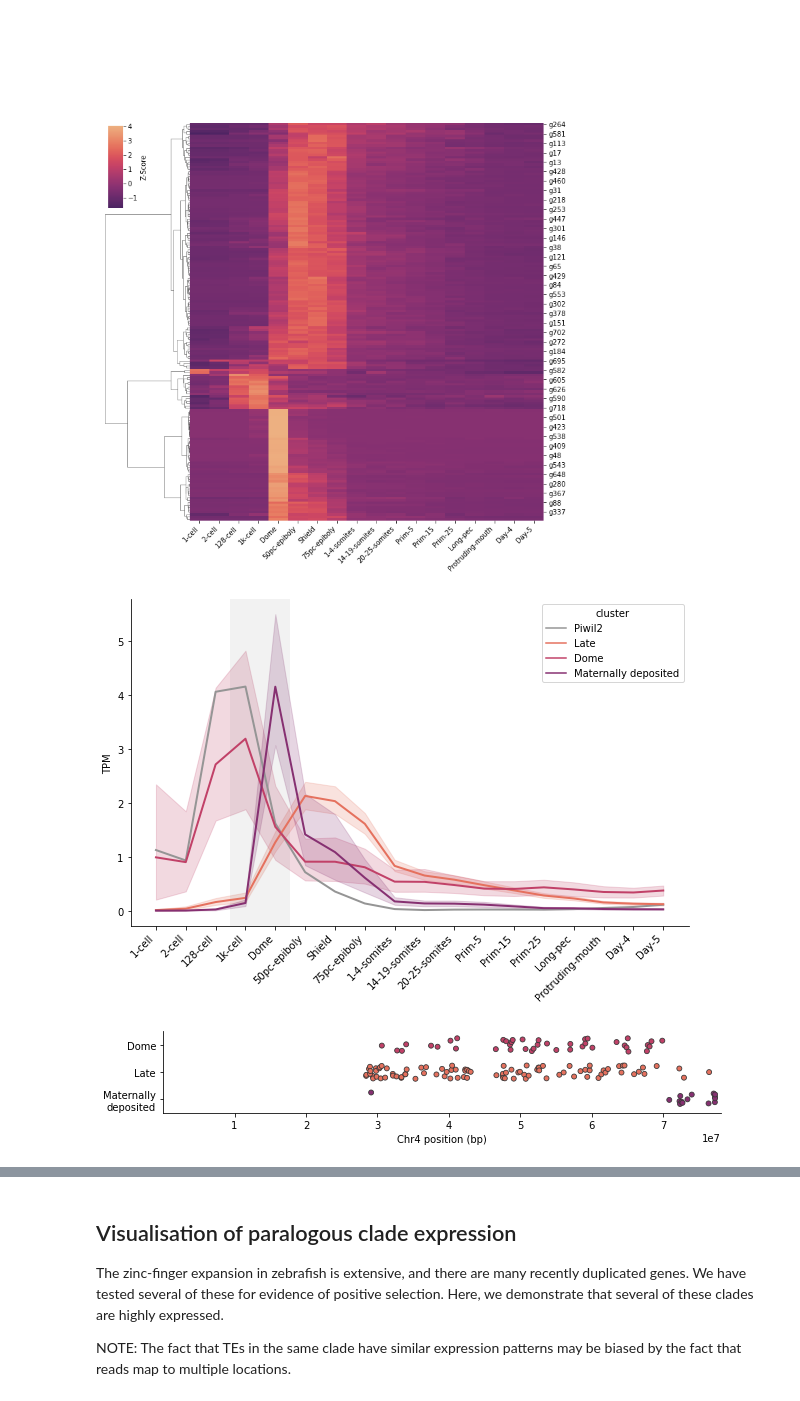
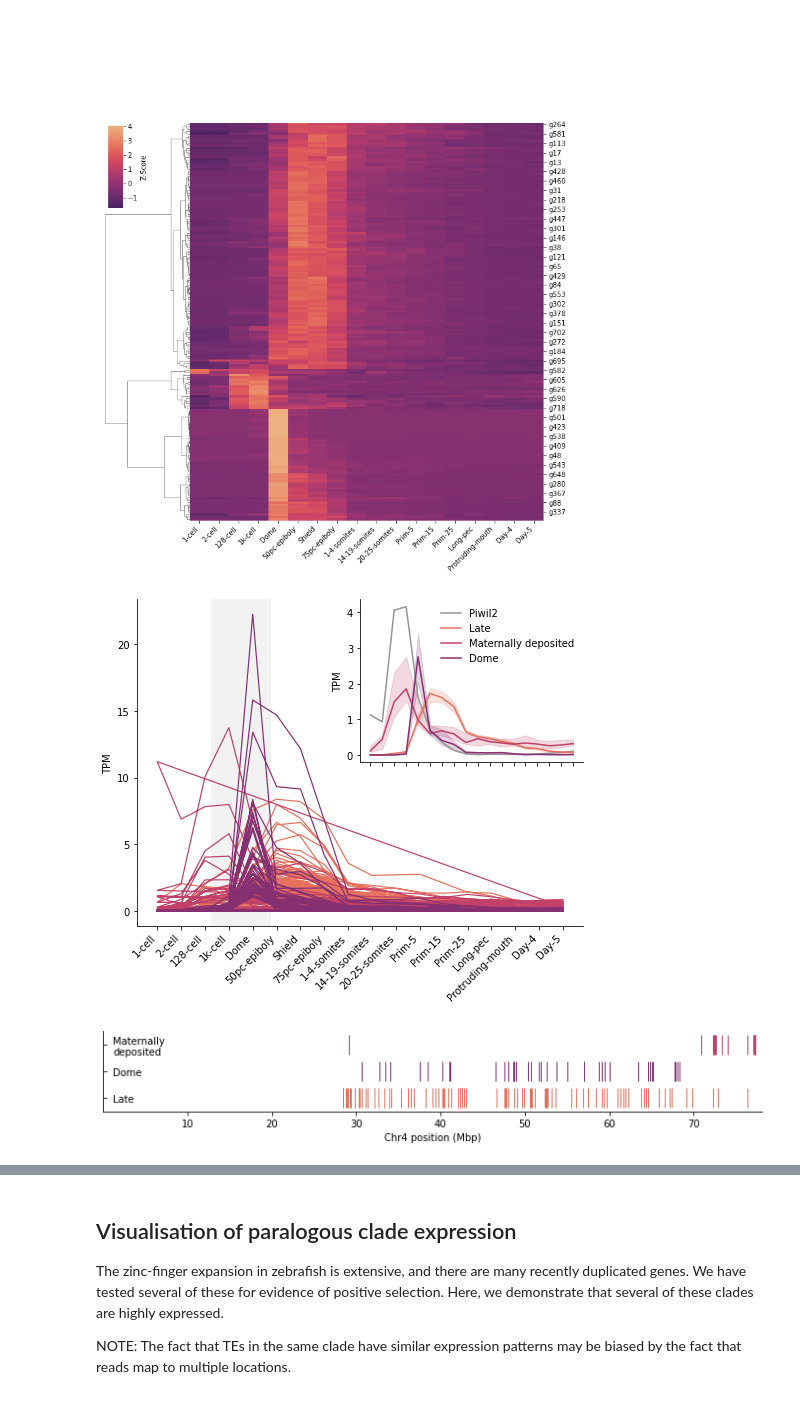
Before and after one commit to jonathan-wells/finz-znf, a Jupyter notebook: analysis/expression.ipynb, the cells around one changed output, grey strips where cells are left out. Cells and saved outputs as stored; diff of their text form; code cells hidden in the pictures.

```diff
--- a/analysis/expression.ipynb
+++ b/analysis/expression.ipynb
@@ -195,46 +195,67 @@ cg.savefig('../figs/fznf_clustermap.png', bbox_inches='tight', dpi=300)
 # Now extract the cluster information from the dendrogram and save the TPM dataframe
 nclusts = 3
 clusters = {}
-cluster_labels = {2.0: 'Maternally deposited', 1.0: 'Dome', 0.0: 'Late', 3.0: 'X', 4.0: 'Y', 5.0: 'Z'}
+cluster_labels = {1.0: 'Maternally deposited', 2.0: 'Dome', 0.0: 'Late', 3.0: 'X', 4.0: 'Y', 5.0: 'Z'}
 for pair in zip(cut_tree(cg.dendrogram_row.linkage, nclusts), finz_matrix.index):
     clusters[pair[1]] = cluster_labels[pair[0][0]]
 tpm_df['cluster'] = None
 tpm_df['cluster'] = tpm_df['gene'].apply(lambda x: clusters.get(x, 'NC'))
 tpm_df.to_csv('../data/finz_expression_tpm.txt', sep='\t', index=False)
 # %%
-fig, ax = plt.subplots(figsize=(10, 6))
+fig, ax = plt.subplots(figsize=(8, 6))
+axin1 = ax.inset_axes([0.5, 0.5, 0.5, 0.5])
 ax.axvline(x=3.5, lw=60, alpha=0.1,color='gray')
 
 tpm_df['genename'] = ''
 tpm_df.loc[tpm_df.gene == 'ENSDARG00000062601', 'genename'] = 'Piwil2'
-
-sns.lineplot(data=tpm_df.loc[tpm_df.gene.isin(['ENSDARG00000062601'])],
-             x='stageName',
-             y='tpm',
-             sort=False,
-             lw=2,
-             hue='genename',
-             palette='Greys',
-             ax=ax)
 
 sns.lineplot(data=tpm_df.loc[tpm_df.gene.isin(expressed)],
              x='stageName',
              y='tpm',
              sort=False,
              hue='cluster',
              palette='flare',
-             lw=2,
+             lw=1.2,
+             estimator=None,
              ax=ax)
+
+sns.lineplot(data=tpm_df.loc[tpm_df.gene.isin(['ENSDARG00000062601'])],
+             x='stageName',
+             y='tpm',
+             sort=False,
+             lw=1.5,
+             hue='genename',
+             palette='Greys',
+             ax=axin1)
+sns.lineplot(data=tpm_df.loc[tpm_df.gene.isin(expressed)],
+             x='stageName',
+             y='tpm',
+             sort=False,
+             hue='cluster',
+             palette='flare',
+             estimator=np.median,
+             ci=90,
+             lw=1.5,
+             ax=axin1)
 
 ax.set_xlabel('')
 ax.set_ylabel('TPM')
 plt.xticks(rotation=45, ha='right')
+ax.get_legend().remove()
+
+axin1.legend(frameon=False)
+axin1.set_ylabel('TPM')
+axin1.set_xlabel('')
+axin1.set_xticklabels([])
+axin1.spines['right'].set_visible(False)
+axin1.spines['top'].set_visible(False)
+
 sns.despine()
 plt.show()
 fig.savefig('../figs/fznf_cluster_expression.pdf', bbox_inches='tight', dpi=300)
 fig.savefig('../figs/fznf_cluster_expression.png', bbox_inches='tight', dpi=300)
 # %% [output]
-[figure, old version]
+[figure, new version]
 # %%
 midpoints = {}
 chroms = {}
@@ -259,26 +280,31 @@ finz_locs_df['chromosome'] = finz_locs_df.gene.apply(chroms.get)
 finz_locs_df['position'] = finz_locs_df.gene.apply(midpoints.get)
 # %%
 flare = cm.get_cmap('flare', 5)
-fig, ax = plt.subplots(figsize=(10, 1.5))
+fig, ax = plt.subplots(figsize=(12, 1.5))
 sns.stripplot(data=finz_locs_df.loc[(finz_locs_df.chromosome == 'NC_007115.7') & (finz_locs_df.gene.isin(expressed))],
               x='position',
               y='cluster',
-              palette=[flare(2), flare(1), flare(3)],
-              order=['Dome', 'Late', 'Maternally deposited'],
-              hue_order=['Late', 'Dome', 'Maternally deposited'],
-              linewidth=0.8,
-              jitter=0.25)
+              palette=[flare(2), flare(3), flare(1)],
+              order=['Maternally deposited', 'Dome', 'Late'],
+              hue_order=['Maternally deposited', 'Dome', 'Late'],
+              linewidth=1,
+              jitter=0,
+              marker='|', size=20)
 
-ax.set_yticklabels(['Dome', 'Late', 'Maternally\ndeposited'])
+ax.set_yticklabels(['Maternally\ndeposited', 'Dome', 'Late'])
 ax.set_ylabel('')
-ax.set_xlabel('Chr4 position (bp)')
+ax.set_xlabel('Chr4 position (Mbp)')
+ax.set_xticklabels(['0', '10', '20', '30', '40', '50', '60', '70'])
 ax.set_xlim((1, chromsizes['NC_007115.7']))
+ax.tick_params(axis="y",direction="in", pad=-10)
+plt.yticks(ha='left')
+
 sns.despine()
 plt.show()
 fig.savefig('../figs/fznf_cluster_location.pdf', bbox_inches='tight', dpi=300)
 fig.savefig('../figs/fznf_cluster_locations.png', bbox_inches='tight', dpi=300)
 # %% [output]
-[figure, old version]
+[figure, new version]
 # %%
 tree = open('../data/selection-analysis/pairwise_needleman_longlabel.nwk').read().replace('\n', '')
 tree = ts.read_tree(tree, 'Newick')
```
Also changed, not shown: parts of 7 cells of this notebook, 5 other files.
